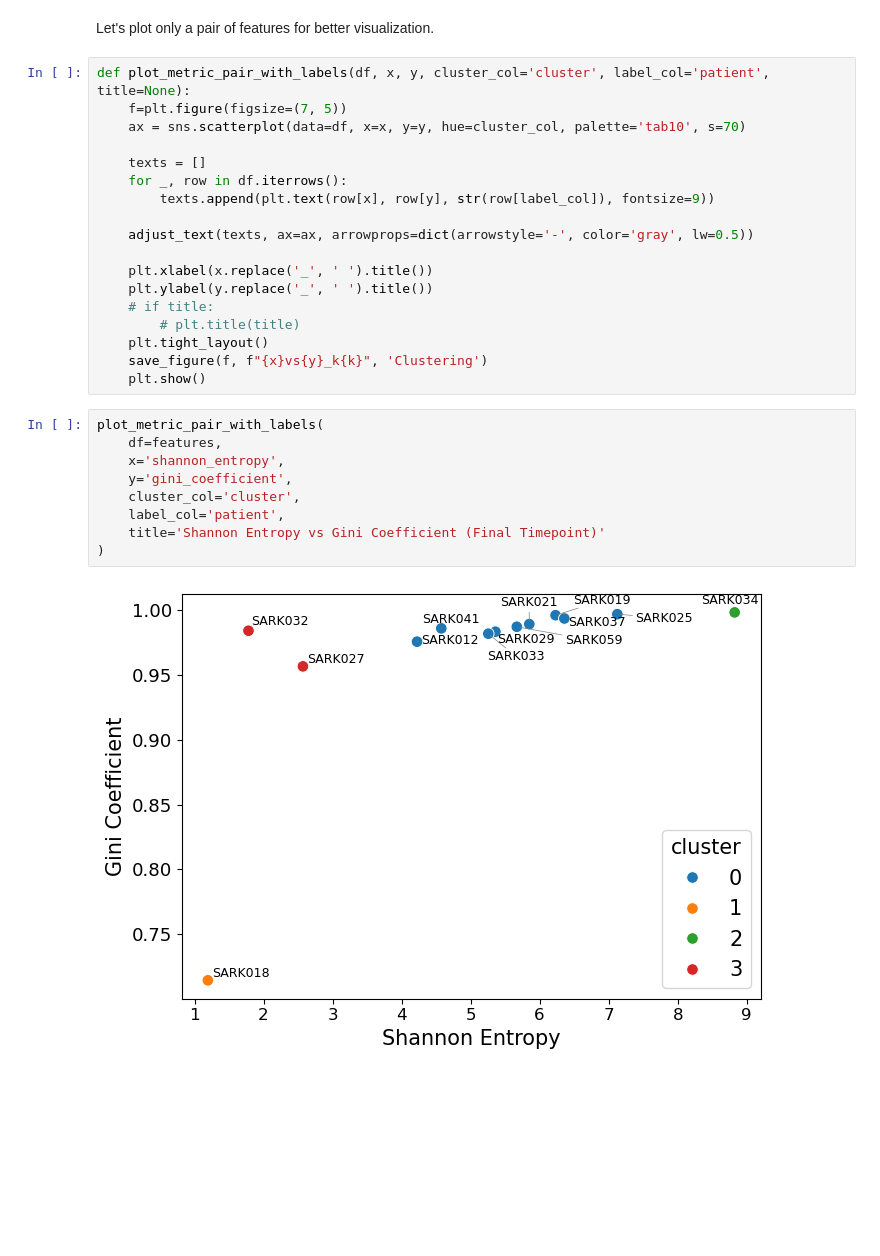
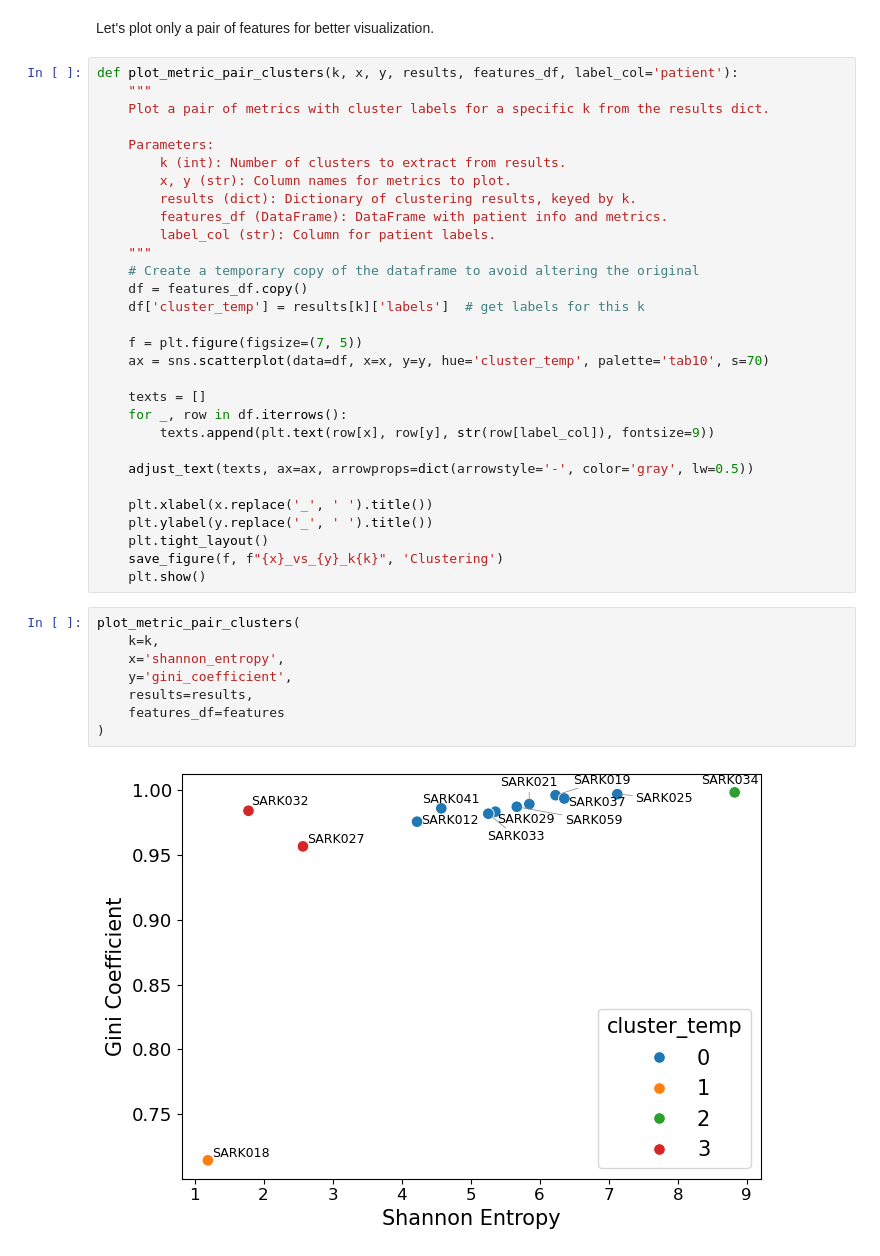
Before and after one commit to pablovadillo/Tensordecomposition, a Jupyter notebook: TCR_metrics.ipynb, the cells around one changed output. Cells and saved outputs as stored; diff of their text form; blank space fills up the shorter version.

```diff
--- a/TCR_metrics.ipynb
+++ b/TCR_metrics.ipynb
@@ -646,9 +646,23 @@ plot_pairplot_clusters(
 # %% [markdown]
 Let's plot only a pair of features for better visualization.
 # %%
-def plot_metric_pair_with_labels(df, x, y, cluster_col='cluster', label_col='patient', title=None):
-    f=plt.figure(figsize=(7, 5))
-    ax = sns.scatterplot(data=df, x=x, y=y, hue=cluster_col, palette='tab10', s=70)
+def plot_metric_pair_clusters(k, x, y, results, features_df, label_col='patient'):
+    """
+    Plot a pair of metrics with cluster labels for a specific k from the results dict.
+
+    Parameters:
+        k (int): Number of clusters to extract from results.
+        x, y (str): Column names for metrics to plot.
+        results (dict): Dictionary of clustering results, keyed by k.
+        features_df (DataFrame): DataFrame with patient info and metrics.
+        label_col (str): Column for patient labels.
+    """
+    # Create a temporary copy of the dataframe to avoid altering the original
+    df = features_df.copy()
+    df['cluster_temp'] = results[k]['labels']  # get labels for this k
+
+    f = plt.figure(figsize=(7, 5))
+    ax = sns.scatterplot(data=df, x=x, y=y, hue='cluster_temp', palette='tab10', s=70)
 
     texts = []
     for _, row in df.iterrows():
@@ -658,19 +672,16 @@ def plot_metric_pair_with_labels(df, x, y, cluster_col='cluster', label_col='pat
 
     plt.xlabel(x.replace('_', ' ').title())
     plt.ylabel(y.replace('_', ' ').title())
-    # if title:
-        # plt.title(title)
     plt.tight_layout()
-    save_figure(f, f"{x}vs{y}_k{k}", 'Clustering')
+    save_figure(f, f"{x}_vs_{y}_k{k}", 'Clustering')
     plt.show()
 # %%
-plot_metric_pair_with_labels(
-    df=features,
+plot_metric_pair_clusters(
+    k=k,
     x='shannon_entropy',
     y='gini_coefficient',
-    cluster_col='cluster',
-    label_col='patient',
-    title='Shannon Entropy vs Gini Coefficient (Final Timepoint)'
+    results=results,
+    features_df=features
 )
 # %% [output]
-[figure, old version]
+[figure, new version]
```
Also changed, not shown: parts of 1 cell of this notebook.
